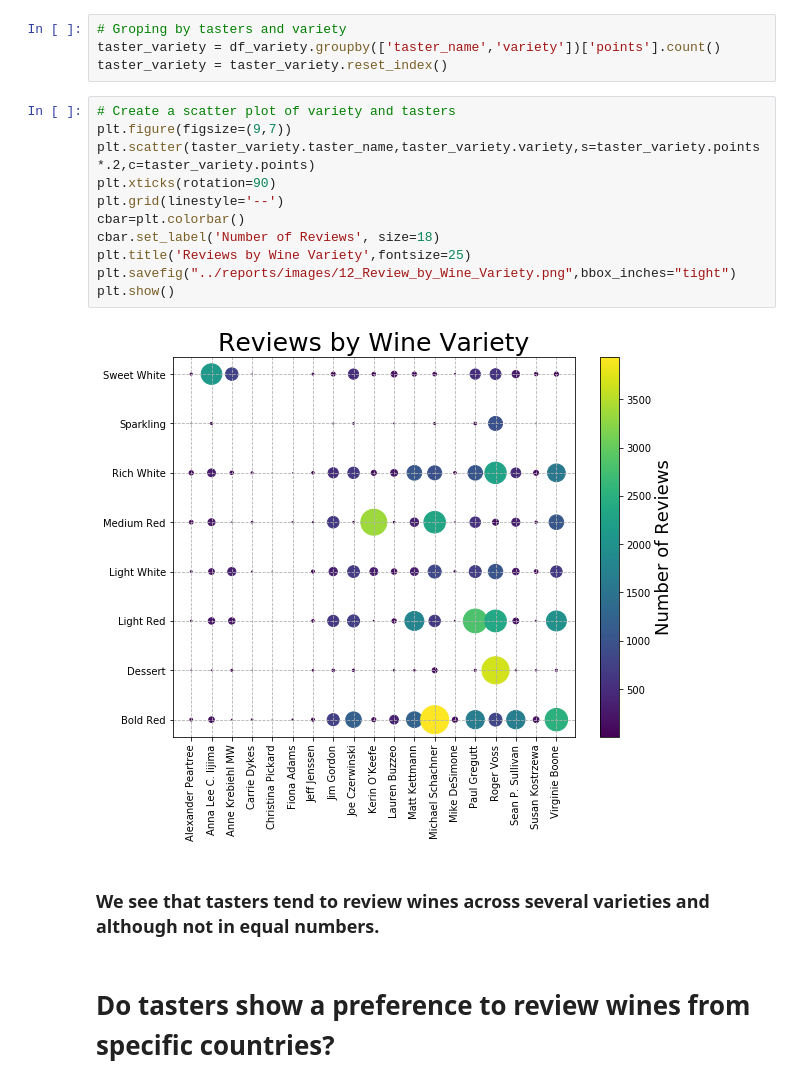
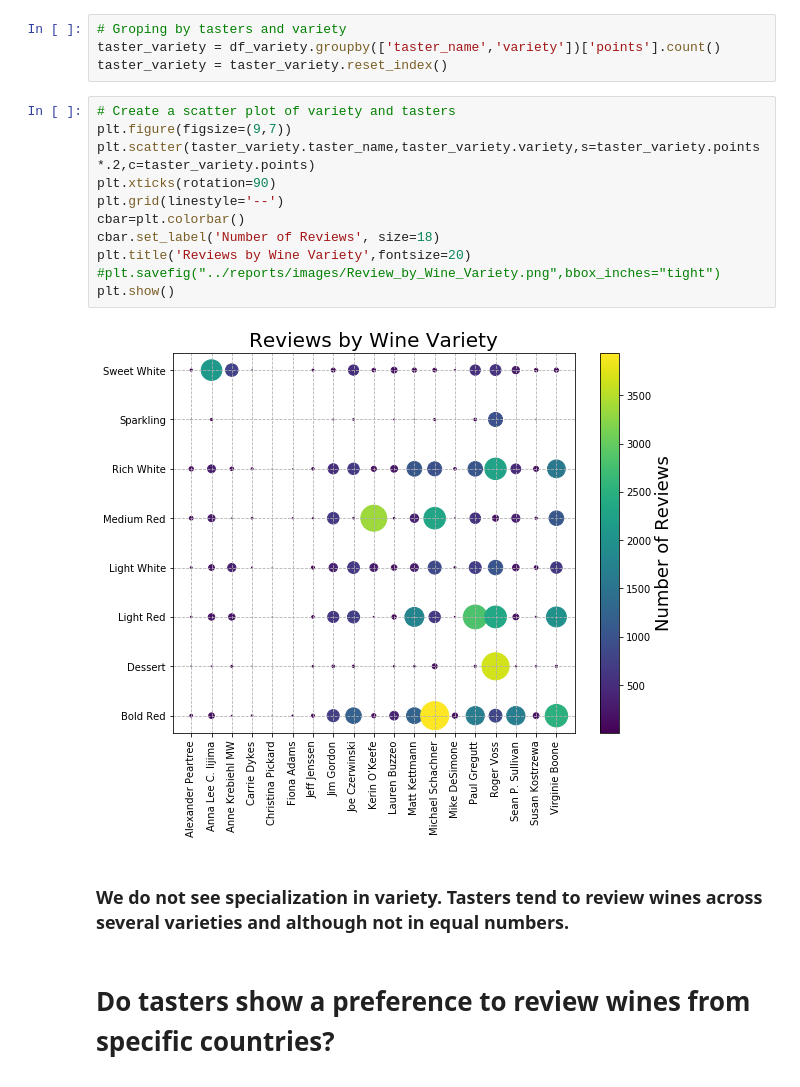
Before and after one commit to renatonico/Pygeons, a Jupyter notebook: notebooks/angel_final.ipynb, the cells around one changed output. Saved outputs shown, nothing was run; the diff lists cells and outputs as text.

```diff
--- a/notebooks/angel_final.ipynb
+++ b/notebooks/angel_final.ipynb
@@ -127,18 +148,18 @@ taster_variety = taster_variety.reset_index()
 # %%
 # Create a scatter plot of variety and tasters
 plt.figure(figsize=(9,7))
 plt.scatter(taster_variety.taster_name,taster_variety.variety,s=taster_variety.points*.2,c=taster_variety.points)
 plt.xticks(rotation=90)
 plt.grid(linestyle='--')
 cbar=plt.colorbar()
 cbar.set_label('Number of Reviews', size=18)
-plt.title('Reviews by Wine Variety',fontsize=25)
-plt.savefig("../reports/images/12_Review_by_Wine_Variety.png",bbox_inches="tight")
+plt.title('Reviews by Wine Variety',fontsize=20)
+#plt.savefig("../reports/images/Review_by_Wine_Variety.png",bbox_inches="tight")
 plt.show()
 # %% [output]
-[figure, old version]
+[figure, new version]
 # %% [markdown]
-### We see that tasters tend to review wines across several varieties and although not in equal numbers.
+### We do not see specialization in variety. Tasters tend to review wines across several varieties and although not in equal numbers.
 # %% [markdown]
 # Do tasters show a preference to review wines from specific countries?
 # %%
```
Also changed, not shown: parts of 21 cells of this notebook.
